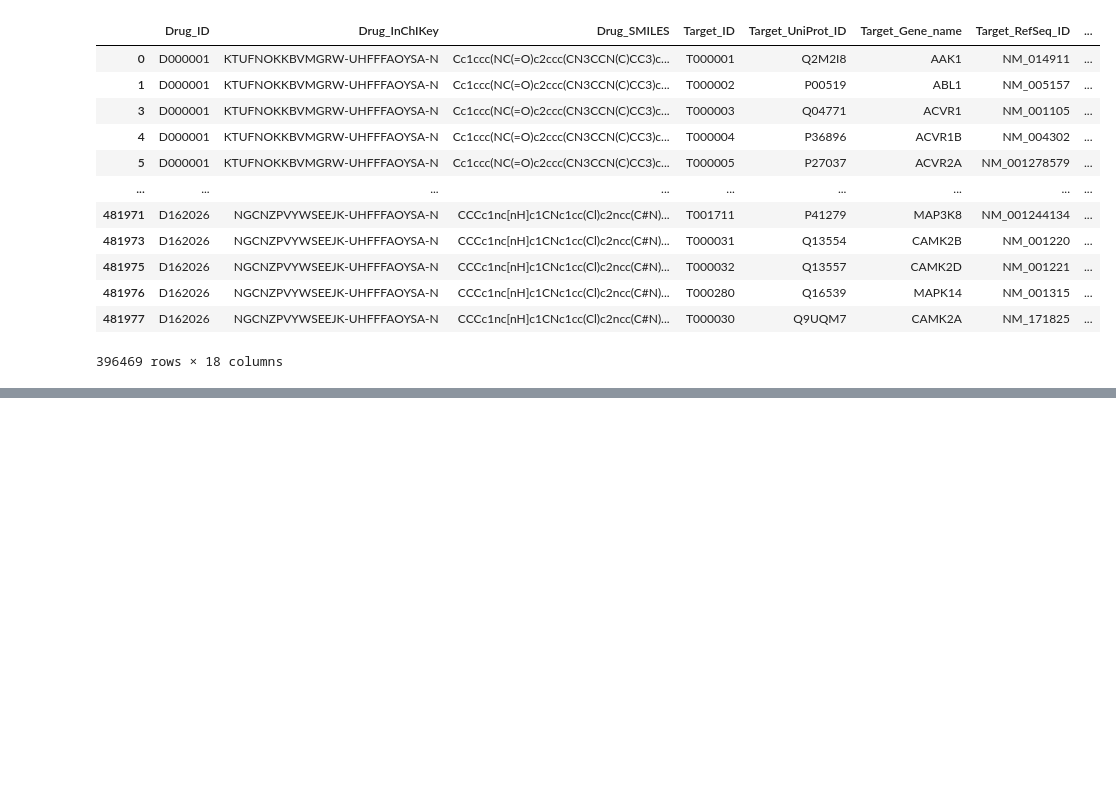
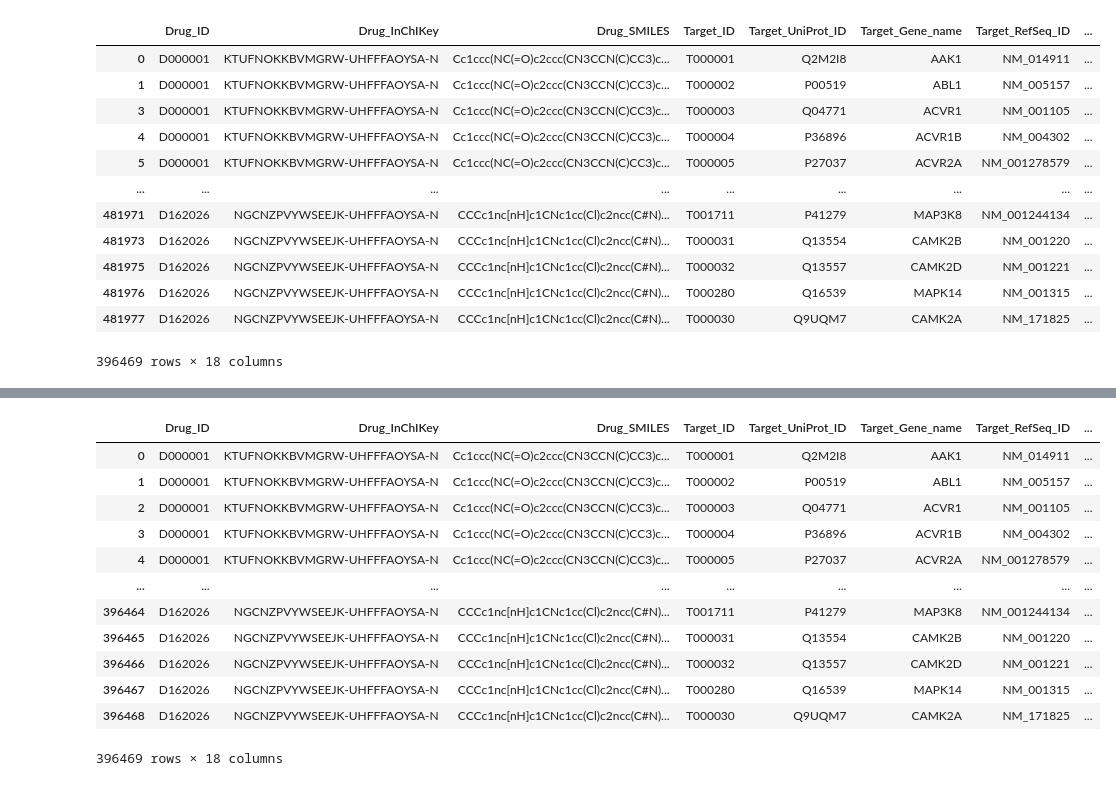
Before and after one commit to robsyc/MB-VAE-DTI, a Jupyter notebook: notebooks/loading.ipynb, the cells around one changed output, grey strips where cells are left out. Saved outputs shown, nothing was run; the diff lists cells and outputs as text; code cells hidden in the pictures; blank space fills up the shorter version.

```diff
--- a/notebooks/loading.ipynb
+++ b/notebooks/loading.ipynb
@@ -315,0 +338,21 @@ df.to_csv("data/processed/data.csv", index=False)
+# %%
+import os
+import pandas as pd
+
+os.chdir("/home/robsyc/Desktop/thesis/MB-VAE-DTI")
+df = pd.read_csv("data/processed/data.csv")
+df
+# %% [output]
+|  | Drug_ID | Drug_InChIKey | Drug_SMILES | Target_ID | Target_UniProt_ID | Target_Gene_name | Target_RefSeq_ID | ... |
+| 0 | D000001 | KTUFNOKKBVMGRW-UHFFFAOYSA-N | Cc1ccc(NC(=O)c2ccc(CN3CCN(C)CC3)c... | T000001 | Q2M2I8 | AAK1 | NM_014911 | ... |
+| 1 | D000001 | KTUFNOKKBVMGRW-UHFFFAOYSA-N | Cc1ccc(NC(=O)c2ccc(CN3CCN(C)CC3)c... | T000002 | P00519 | ABL1 | NM_005157 | ... |
+| 2 | D000001 | KTUFNOKKBVMGRW-UHFFFAOYSA-N | Cc1ccc(NC(=O)c2ccc(CN3CCN(C)CC3)c... | T000003 | Q04771 | ACVR1 | NM_001105 | ... |
+| 3 | D000001 | KTUFNOKKBVMGRW-UHFFFAOYSA-N | Cc1ccc(NC(=O)c2ccc(CN3CCN(C)CC3)c... | T000004 | P36896 | ACVR1B | NM_004302 | ... |
+| 4 | D000001 | KTUFNOKKBVMGRW-UHFFFAOYSA-N | Cc1ccc(NC(=O)c2ccc(CN3CCN(C)CC3)c... | T000005 | P27037 | ACVR2A | NM_001278579 | ... |
+| ... | ... | ... | ... | ... | ... | ... | ... | ... |
+| 396464 | D162026 | NGCNZPVYWSEEJK-UHFFFAOYSA-N | CCCc1nc[nH]c1CNc1cc(Cl)c2ncc(C#N)... | T001711 | P41279 | MAP3K8 | NM_001244134 | ... |
+| 396465 | D162026 | NGCNZPVYWSEEJK-UHFFFAOYSA-N | CCCc1nc[nH]c1CNc1cc(Cl)c2ncc(C#N)... | T000031 | Q13554 | CAMK2B | NM_001220 | ... |
+| 396466 | D162026 | NGCNZPVYWSEEJK-UHFFFAOYSA-N | CCCc1nc[nH]c1CNc1cc(Cl)c2ncc(C#N)... | T000032 | Q13557 | CAMK2D | NM_001221 | ... |
+| 396467 | D162026 | NGCNZPVYWSEEJK-UHFFFAOYSA-N | CCCc1nc[nH]c1CNc1cc(Cl)c2ncc(C#N)... | T000280 | Q16539 | MAPK14 | NM_001315 | ... |
+| 396468 | D162026 | NGCNZPVYWSEEJK-UHFFFAOYSA-N | CCCc1nc[nH]c1CNc1cc(Cl)c2ncc(C#N)... | T000030 | Q9UQM7 | CAMK2A | NM_171825 | ... |
+396469 rows × 18 columns
```
Also changed, not shown: parts of 7 cells of this notebook, 11 other files.
